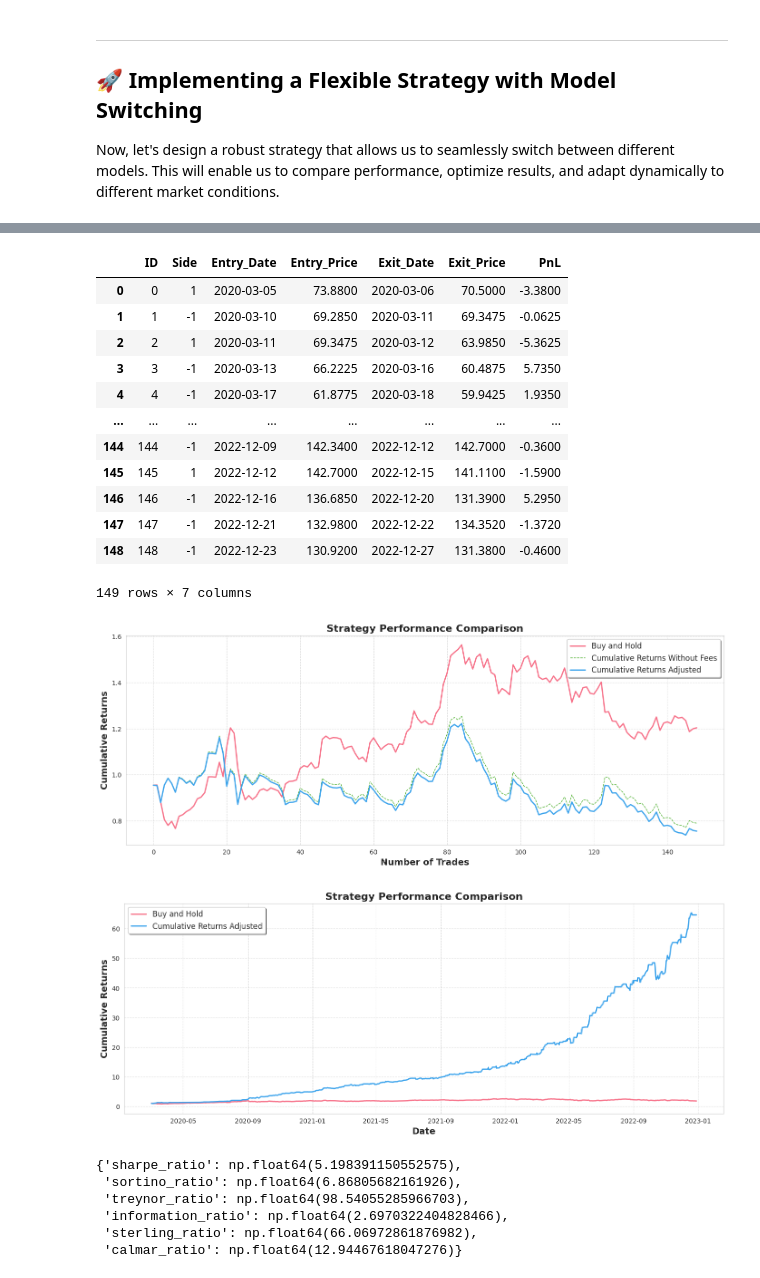
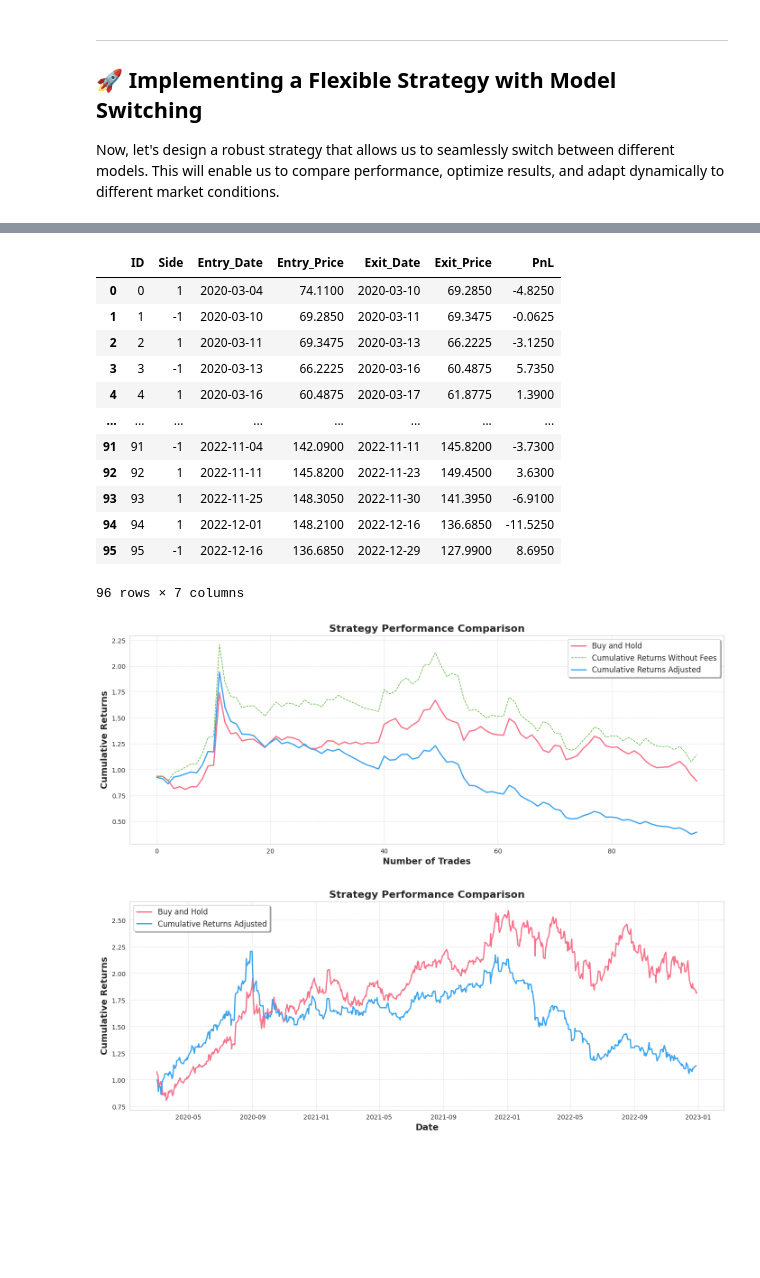
Before and after one commit to Cheval-Paresseux/ChevalParesseux-lib, a Jupyter notebook: notebooks/MachineLearning.ipynb, the cells around one changed output, grey strips where cells are left out. Saved outputs shown, nothing was run; the diff lists cells and outputs as text; code cells hidden in the pictures; blank space fills up the shorter version.

```diff
--- a/notebooks/MachineLearning.ipynb
+++ b/notebooks/MachineLearning.ipynb
@@ -324,7 +334,7 @@ training_stacked_data = pd.concat([label_features_training[ticker] for ticker in
 training_stacked_data = training_stacked_data.drop(columns=['nonlinear_tstat_120_None_10_0.2', 'nonlinear_pvalue_120_None_10_0.2', 'nonlinear_tstat_120_ewma_10_0.2', 'nonlinear_pvalue_120_ewma_10_0.2'])
 training_stacked_data = training_stacked_data.dropna(axis=0)
 
-X_train = training_stacked_data.drop(['labels_tb', 'labels_lf'], axis=1)
+X_train_ = training_stacked_data.drop(['labels_tb', 'labels_lf'], axis=1)
 y_train_tb = training_stacked_data['labels_tb']
 y_train_lf = training_stacked_data['labels_lf']
 
@@ -357,8 +367,8 @@ max_features = 10
 n_jobs = 9
 
 decision_tree = lib.DecisionTreeClassifier(criterion=criterion, max_depth=max_depth, min_samples_split=min_samples_split, min_samples_leaf=min_samples_leaf, max_features=max_features, n_jobs=n_jobs)
-decision_tree.fit(X_train, y_train_lf)
-lib.plot_tree(decision_tree.root, feature_names=X_train.columns.tolist())
+decision_tree.fit(X_train_, y_train_lf)
+lib.plot_tree(decision_tree.root, feature_names=X_train_.columns.tolist())
 # %% [output]
 [figure]
 # %%
@@ -617,42 +629,36 @@ operations_df, _ = strategy.operate(processed_asset[0])
 operations_df
 # %% [output]
 |  | ID | Side | Entry_Date | Entry_Price | Exit_Date | Exit_Price | PnL |
-| 0 | 0 | 1 | 2020-03-05 | 73.8800 | 2020-03-06 | 70.5000 | -3.3800 |
+| 0 | 0 | 1 | 2020-03-04 | 74.1100 | 2020-03-10 | 69.2850 | -4.8250 |
 | 1 | 1 | -1 | 2020-03-10 | 69.2850 | 2020-03-11 | 69.3475 | -0.0625 |
-| 2 | 2 | 1 | 2020-03-11 | 69.3475 | 2020-03-12 | 63.9850 | -5.3625 |
+| 2 | 2 | 1 | 2020-03-11 | 69.3475 | 2020-03-13 | 66.2225 | -3.1250 |
 | 3 | 3 | -1 | 2020-03-13 | 66.2225 | 2020-03-16 | 60.4875 | 5.7350 |
-| 4 | 4 | -1 | 2020-03-17 | 61.8775 | 2020-03-18 | 59.9425 | 1.9350 |
+| 4 | 4 | 1 | 2020-03-16 | 60.4875 | 2020-03-17 | 61.8775 | 1.3900 |
 | ... | ... | ... | ... | ... | ... | ... | ... |
-| 144 | 144 | -1 | 2022-12-09 | 142.3400 | 2022-12-12 | 142.7000 | -0.3600 |
-| 145 | 145 | 1 | 2022-12-12 | 142.7000 | 2022-12-15 | 141.1100 | -1.5900 |
-| 146 | 146 | -1 | 2022-12-16 | 136.6850 | 2022-12-20 | 131.3900 | 5.2950 |
-| 147 | 147 | -1 | 2022-12-21 | 132.9800 | 2022-12-22 | 134.3520 | -1.3720 |
-| 148 | 148 | -1 | 2022-12-23 | 130.9200 | 2022-12-27 | 131.3800 | -0.4600 |
+| 91 | 91 | -1 | 2022-11-04 | 142.0900 | 2022-11-11 | 145.8200 | -3.7300 |
+| 92 | 92 | 1 | 2022-11-11 | 145.8200 | 2022-11-23 | 149.4500 | 3.6300 |
+| 93 | 93 | 1 | 2022-11-25 | 148.3050 | 2022-11-30 | 141.3950 | -6.9100 |
+| 94 | 94 | 1 | 2022-12-01 | 148.2100 | 2022-12-16 | 136.6850 | -11.5250 |
+| 95 | 95 | -1 | 2022-12-16 | 136.6850 | 2022-12-29 | 127.9900 | 8.6950 |
-149 rows × 7 columns
+96 rows × 7 columns
 # %%
 strategy_params = {
     'model': model,
     'labeller': labeller,
     'labeller_params': labeller_params,
     'params_general': params_general,
     'params_quantile': params_quantile,
     'params_hurst': params_hurst,
     'n_jobs': 9
 }
 
 backtester = lib.Backtest(strategy=strategy)
 backtester.set_computingParams(date_name="date", bid_open_name="open", ask_open_name="open", n_jobs=1)
-backtester.set_backtestParams(strategy_params=strategy_params, brokerage_cost=0.0001, slippage_cost=0.0001)
+backtester.set_backtestParams(strategy_params=strategy_params, brokerage_cost=0.001, slippage_cost=0.005)
 
 full_operations_df, full_signals_df = backtester.run_backtest(data=testing_asset)
-backtester.plot_operationsBars(by_date=False, BuyAndHold=True, NoFees=True, Fees=True)
-backtester.plot_timeBars()
+performance_stats_ops = backtester.plot_operationsBars(by_date=False, BuyAndHold=True, NoFees=True, Fees=True)
+performance_stats_time = backtester.plot_timeBars()
 # %% [output]
-[figure, old version]
+[figure, new version]
-[figure, old version]
+[figure, new version]
-{'sharpe_ratio': np.float64(5.198391150552575),
- 'sortino_ratio': np.float64(6.86805682161926),
- 'treynor_ratio': np.float64(98.54055285966703),
- 'information_ratio': np.float64(2.6970322404828466),
- 'sterling_ratio': np.float64(66.06972861876982),
- 'calmar_ratio': np.float64(12.94467618047276)}
```
Also changed, not shown: parts of 9 cells of this notebook, 3 other files.
